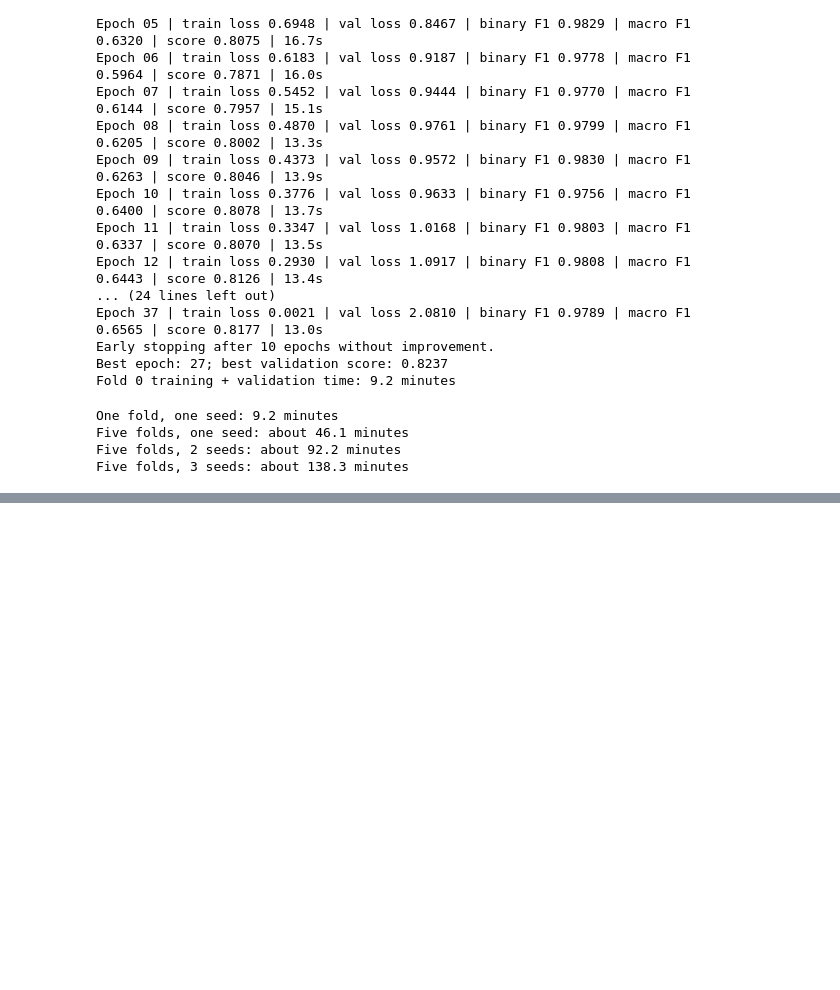
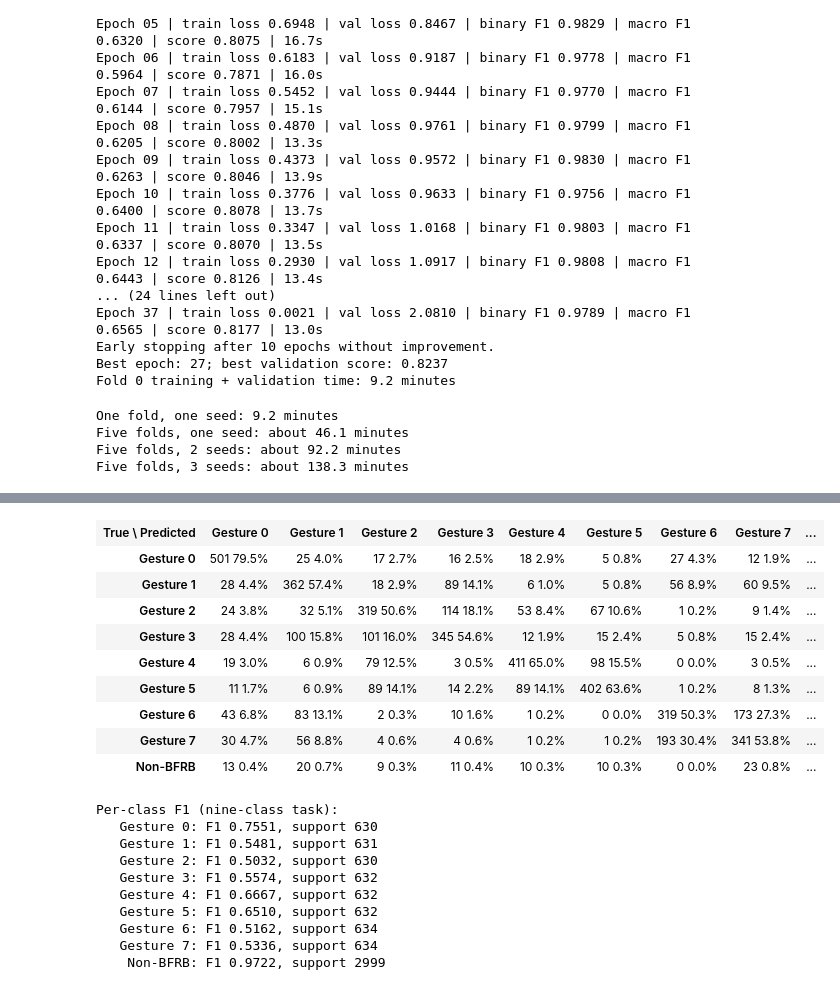
Before and after one commit to tyhclint/SC4000-Group-Assignment, a Jupyter notebook: baseline.ipynb, the cells around one changed output, grey strips where cells are left out. Saved outputs shown, nothing was run; the diff lists cells and outputs as text; code cells hidden in the pictures; blank space fills up the shorter version.

Commit message:
feat/ conducted cross validation and saved model checkpoints

```diff
--- a/baseline.ipynb
+++ b/baseline.ipynb
@@ -184,8 +149,8 @@ torch.cuda.synchronize()
 run_start = time.perf_counter()
 for epoch in range(1, MAX_EPOCHS + 1):
     epoch_start = time.perf_counter()
-    train_loss = train_one_epoch(model, train_loader, optimizer, criterion)
-    val_loss, metrics = validate(model, val_loader, criterion)
+    train_loss = train_one_epoch(model, train_loader, optimizer, criterion, device, GRAD_CLIP_NORM)
+    val_loss, metrics, _, _ = validate(model, val_loader, criterion, device)
     scheduler.step()
     torch.cuda.synchronize()
     epoch_seconds = time.perf_counter() - epoch_start
@@ -249,0 +396,69 @@ Five folds, 3 seeds: about 138.3 minutes
+# %%
+# Display the competition's nine classes without adding a plotting dependency.
+from html import escape
+from IPython.display import HTML, display
+from sklearn.metrics import confusion_matrix, f1_score
+
+true_nine = np.where(oof_true < 8, oof_true, 8)
+pred_nine = np.where(oof_pred < 8, oof_pred, 8)
+class_names = [f"Gesture {i}" for i in range(8)] + ["Non-BFRB"]
+cm = confusion_matrix(true_nine, pred_nine, labels=np.arange(9))
+row_totals = cm.sum(axis=1)
+row_pct = np.divide(
+    cm, row_totals[:, None],
+    out=np.zeros_like(cm, dtype=float),
+    where=row_totals[:, None] != 0,
+)
+
+header = "<tr><th>True \\ Predicted</th>" + "".join(
+    f"<th>{escape(name)}</th>" for name in class_names
+) + "<th>Support</th></tr>"
+rows = []
+for i, name in enumerate(class_names):
+    cells = []
+    for j in range(9):
+        pct = row_pct[i, j]
+        alpha = 0.08 + 0.75 * pct
+        fg = "#ffffff" if pct >= 0.55 else "#14213d"
+        cells.append(
+            f'<td style="background:rgba(37,99,235,{alpha:.3f});color:{fg};'
+            f'text-align:center;padding:8px;min-width:66px">'
+            f'<strong>{cm[i, j]}</strong><br><small>{pct:.1%}</small></td>'
+        )
+    rows.append(
+        f"<tr><th>{escape(name)}</th>" + "".join(cells)
+        + f"<td style='text-align:center'>{row_totals[i]}</td></tr>"
+    )
+
+table = (
+    '<div style="overflow-x:auto"><table style="border-collapse:collapse;'
+    'font-family:system-ui,Arial,sans-serif;font-size:13px">'
+    + header + "".join(rows) + "</table></div>"
+)
+display(HTML(table))
+
+print("Per-class F1 (nine-class task):")
+for i, name in enumerate(class_names):
+    class_f1 = f1_score(true_nine, pred_nine, labels=[i], average="macro", zero_division=0)
+    print(f"  {name:>10}: F1 {class_f1:.4f}, support {row_totals[i]}")
+# %% [output]
+| True \ Predicted | Gesture 0 | Gesture 1 | Gesture 2 | Gesture 3 | Gesture 4 | Gesture 5 | Gesture 6 | Gesture 7 | ... |
+| Gesture 0 | 501 79.5% | 25 4.0% | 17 2.7% | 16 2.5% | 18 2.9% | 5 0.8% | 27 4.3% | 12 1.9% | ... |
+| Gesture 1 | 28 4.4% | 362 57.4% | 18 2.9% | 89 14.1% | 6 1.0% | 5 0.8% | 56 8.9% | 60 9.5% | ... |
+| Gesture 2 | 24 3.8% | 32 5.1% | 319 50.6% | 114 18.1% | 53 8.4% | 67 10.6% | 1 0.2% | 9 1.4% | ... |
+| Gesture 3 | 28 4.4% | 100 15.8% | 101 16.0% | 345 54.6% | 12 1.9% | 15 2.4% | 5 0.8% | 15 2.4% | ... |
+| Gesture 4 | 19 3.0% | 6 0.9% | 79 12.5% | 3 0.5% | 411 65.0% | 98 15.5% | 0 0.0% | 3 0.5% | ... |
+| Gesture 5 | 11 1.7% | 6 0.9% | 89 14.1% | 14 2.2% | 89 14.1% | 402 63.6% | 1 0.2% | 8 1.3% | ... |
+| Gesture 6 | 43 6.8% | 83 13.1% | 2 0.3% | 10 1.6% | 1 0.2% | 0 0.0% | 319 50.3% | 173 27.3% | ... |
+| Gesture 7 | 30 4.7% | 56 8.8% | 4 0.6% | 4 0.6% | 1 0.2% | 1 0.2% | 193 30.4% | 341 53.8% | ... |
+| Non-BFRB | 13 0.4% | 20 0.7% | 9 0.3% | 11 0.4% | 10 0.3% | 10 0.3% | 0 0.0% | 23 0.8% | ... |
+Per-class F1 (nine-class task):
+   Gesture 0: F1 0.7551, support 630
+   Gesture 1: F1 0.5481, support 631
+   Gesture 2: F1 0.5032, support 630
+   Gesture 3: F1 0.5574, support 632
+   Gesture 4: F1 0.6667, support 632
+   Gesture 5: F1 0.6510, support 632
+   Gesture 6: F1 0.5162, support 634
+   Gesture 7: F1 0.5336, support 634
+    Non-BFRB: F1 0.9722, support 2999
```
Also changed, not shown: parts of 6 cells of this notebook, 7 other files.
